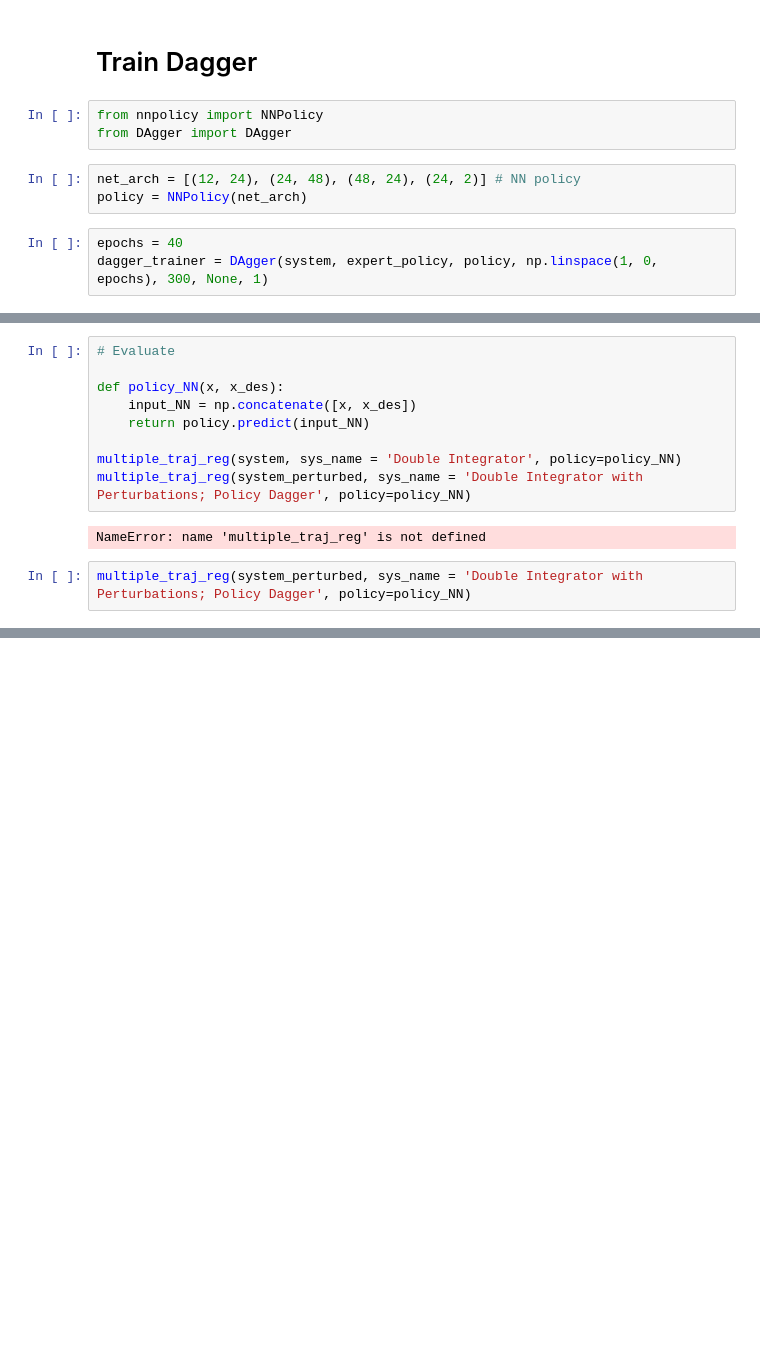
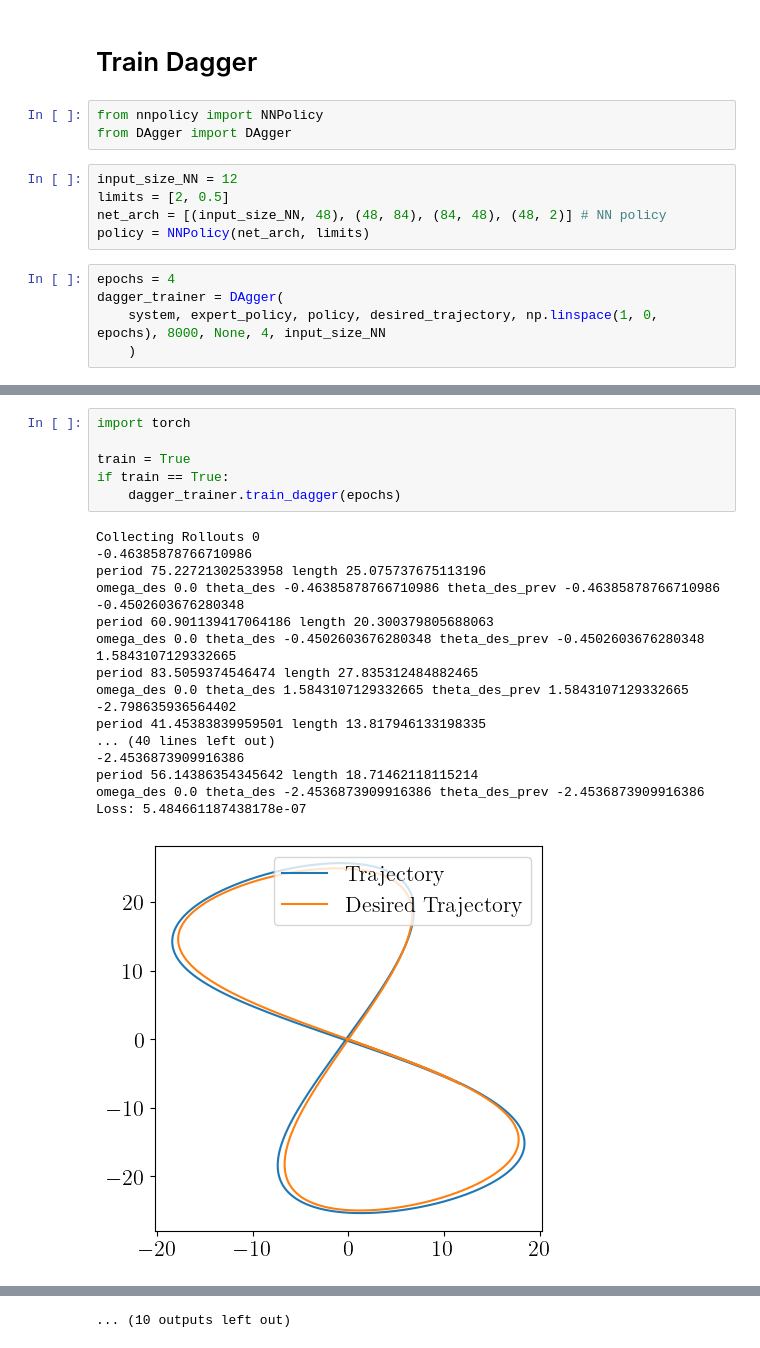
Before and after one commit to Stapelzeiger/biped, a Jupyter notebook: imit_learning/imit_learning_ackermann.ipynb, the cells around one changed output, grey strips where cells are left out. Cells and saved outputs as stored; diff of their text form; blank space fills up the shorter version.

```diff
--- a/imit_learning/imit_learning_ackermann.ipynb
+++ b/imit_learning/imit_learning_ackermann.ipynb
@@ -274,8 +196,12 @@ ax.plot(vel_des_list[:, 1], '--', label='vely_d')
 from nnpolicy import NNPolicy
 from DAgger import DAgger
 # %%
-net_arch = [(12, 24), (24, 48), (48, 24), (24, 2)] # NN policy
-policy = NNPolicy(net_arch)
+input_size_NN = 12
+limits = [2, 0.5]
+net_arch = [(input_size_NN, 48), (48, 84), (84, 48), (48, 2)] # NN policy
+policy = NNPolicy(net_arch, limits)
 # %%
-epochs = 40
-dagger_trainer = DAgger(system, expert_policy, policy, np.linspace(1, 0, epochs), 300, None, 1)
+epochs = 4
+dagger_trainer = DAgger(
+    system, expert_policy, policy, desired_trajectory, np.linspace(1, 0, epochs), 8000, None, 4, input_size_NN
+    )
@@ -302,13 +208,25 @@ Loss: 0.0015843958826735616
-# %%
-# Evaluate
-
-def policy_NN(x, x_des):
-    input_NN = np.concatenate([x, x_des])
-    return policy.predict(input_NN)
-
-multiple_traj_reg(system, sys_name = 'Double Integrator', policy=policy_NN)
-multiple_traj_reg(system_perturbed, sys_name = 'Double Integrator with Perturbations; Policy Dagger', policy=policy_NN)
-# %% [output]
-NameError: name 'multiple_traj_reg' is not defined
-# %%
-multiple_traj_reg(system_perturbed, sys_name = 'Double Integrator with Perturbations; Policy Dagger', policy=policy_NN)
+# %%
+import torch
+
+train = True
+if train == True:
+    dagger_trainer.train_dagger(epochs)
+# %% [output]
+Collecting Rollouts 0
+-0.46385878766710986
+period 75.22721302533958 length 25.075737675113196
+omega_des 0.0 theta_des -0.46385878766710986 theta_des_prev -0.46385878766710986
+-0.4502603676280348
+period 60.901139417064186 length 20.300379805688063
+omega_des 0.0 theta_des -0.4502603676280348 theta_des_prev -0.4502603676280348
+1.5843107129332665
+period 83.5059374546474 length 27.835312484882465
+omega_des 0.0 theta_des 1.5843107129332665 theta_des_prev 1.5843107129332665
+-2.798635936564402
+period 41.45383839959501 length 13.817946133198335
+... (40 lines left out)
+-2.4536873909916386
+period 56.14386354345642 length 18.71462118115214
+omega_des 0.0 theta_des -2.4536873909916386 theta_des_prev -2.4536873909916386
+Loss: 5.484661187438178e-07
+[figure, added]
@@ -314,0 +243 @@ multiple_traj_reg(system_perturbed, sys_name = 'Double Integrator with Perturbat
+... (10 outputs left out)
```
Also changed, not shown: parts of 9 cells of this notebook, 2 other files.
